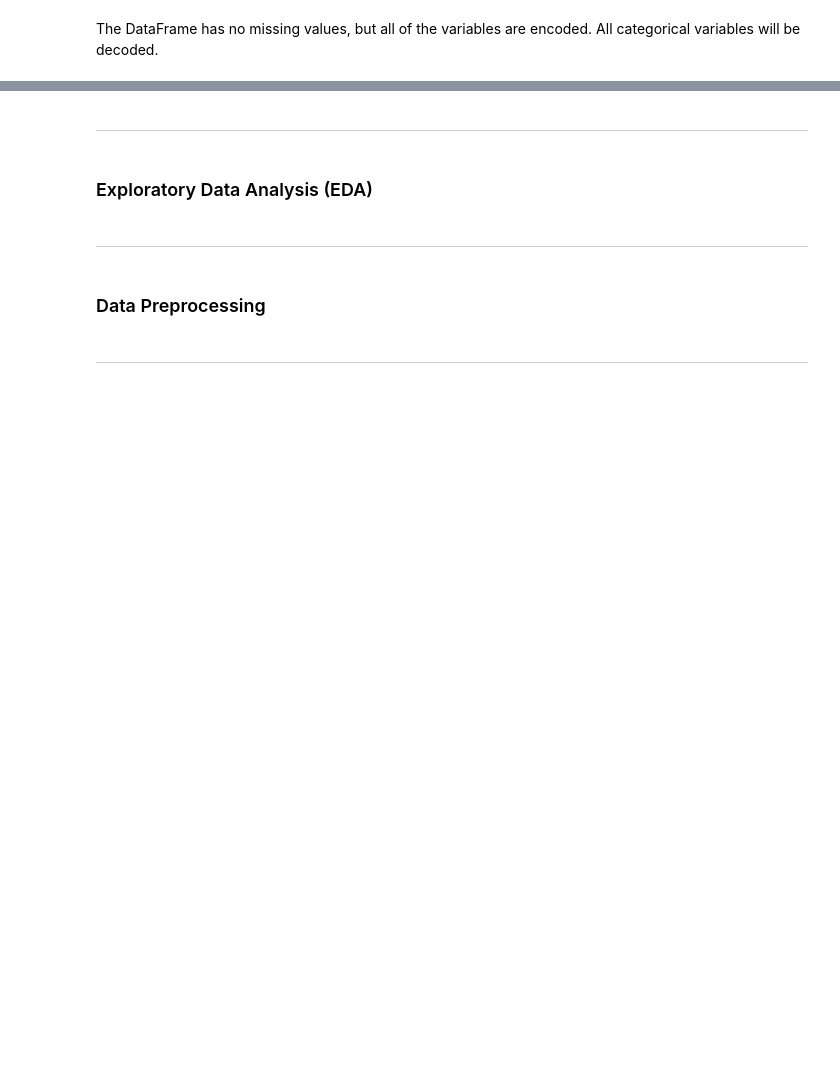
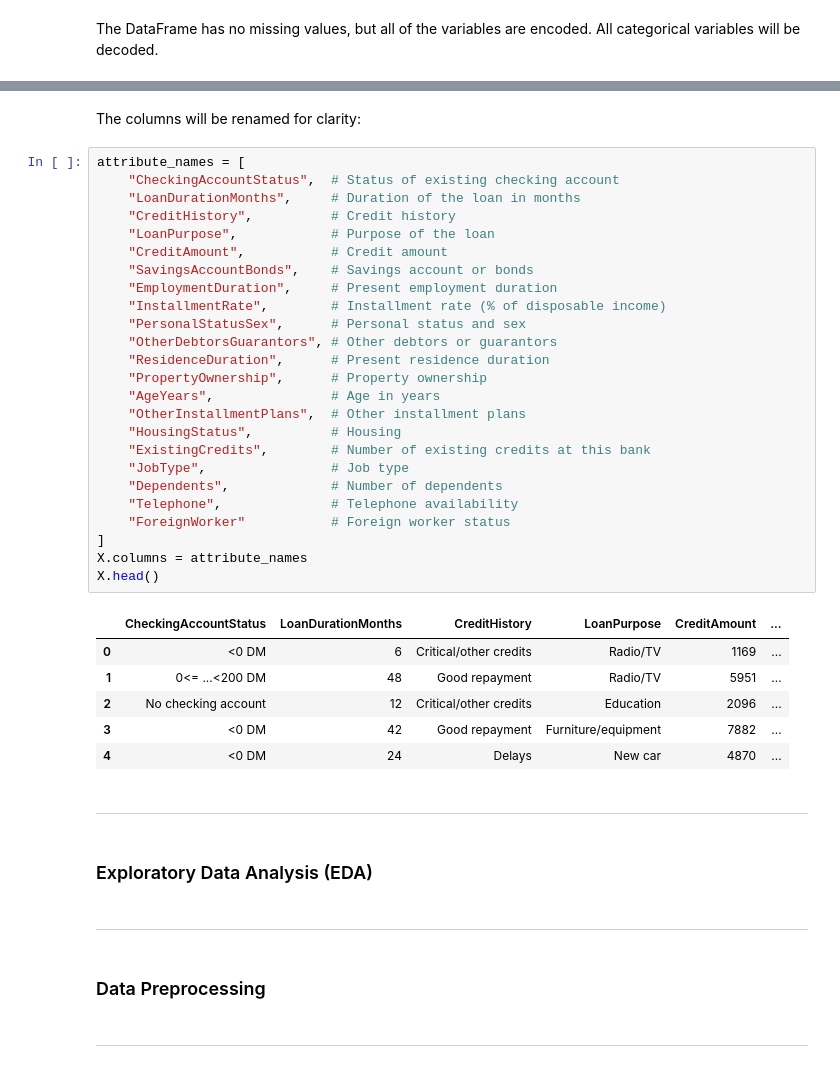
Before and after one commit to SMemic4/Credit-Risk-Classification, a Jupyter notebook: notebooks/credit_card_risk_classificaiton.ipynb, the cells around one changed output, grey strips where cells are left out. Saved outputs shown, nothing was run; the diff lists cells and outputs as text; blank space fills up the shorter version.

```diff
--- a/notebooks/credit_card_risk_classificaiton.ipynb
+++ b/notebooks/credit_card_risk_classificaiton.ipynb
@@ -115,3 +263,37 @@ The DataFrame has no missing values, but all of the variables are encoded. All c
+# %% [markdown]
+The columns will be renamed for clarity:
+# %%
+attribute_names = [
+    "CheckingAccountStatus",  # Status of existing checking account
+    "LoanDurationMonths",     # Duration of the loan in months
+    "CreditHistory",          # Credit history
+    "LoanPurpose",            # Purpose of the loan
+    "CreditAmount",           # Credit amount
+    "SavingsAccountBonds",    # Savings account or bonds
+    "EmploymentDuration",     # Present employment duration
+    "InstallmentRate",        # Installment rate (% of disposable income)
+    "PersonalStatusSex",      # Personal status and sex
+    "OtherDebtorsGuarantors", # Other debtors or guarantors
+    "ResidenceDuration",      # Present residence duration
+    "PropertyOwnership",      # Property ownership
+    "AgeYears",               # Age in years
+    "OtherInstallmentPlans",  # Other installment plans
+    "HousingStatus",          # Housing
+    "ExistingCredits",        # Number of existing credits at this bank
+    "JobType",                # Job type
+    "Dependents",             # Number of dependents
+    "Telephone",              # Telephone availability
+    "ForeignWorker"           # Foreign worker status
+]
+X.columns = attribute_names
+X.head()
+# %% [output]
+|  | CheckingAccountStatus | LoanDurationMonths | CreditHistory | LoanPurpose | CreditAmount | ... |
+| 0 | <0 DM | 6 | Critical/other credits | Radio/TV | 1169 | ... |
+| 1 | 0<= ...<200 DM | 48 | Good repayment | Radio/TV | 5951 | ... |
+| 2 | No checking account | 12 | Critical/other credits | Education | 2096 | ... |
+| 3 | <0 DM | 42 | Good repayment | Furniture/equipment | 7882 | ... |
+| 4 | <0 DM | 24 | Delays | New car | 4870 | ... |
 # %% [markdown]
 ---
 # %% [markdown]
```
Also changed, not shown: parts of 34 cells of this notebook, 1 other file.
